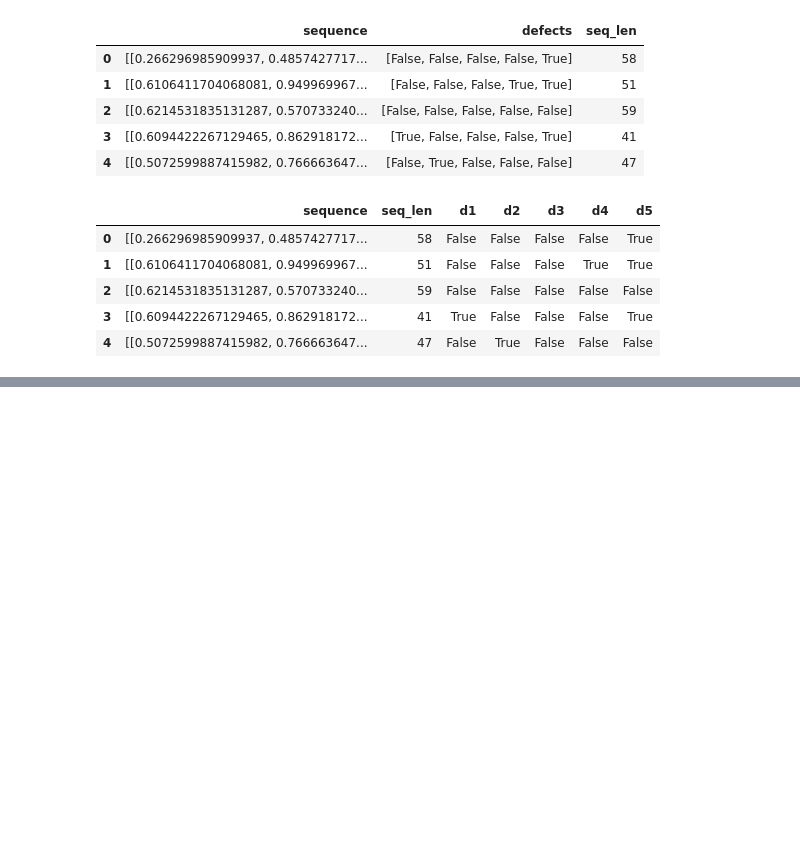
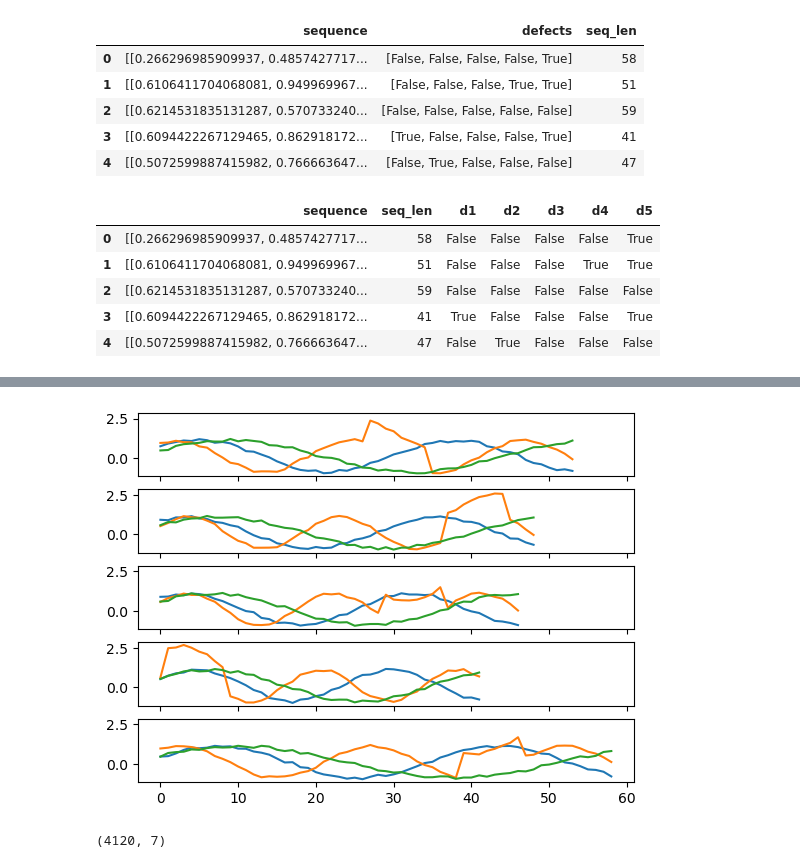
Before and after one commit to lukik45/candle-defect-detection, a Jupyter notebook: report.ipynb, the cells around one changed output, grey strips where cells are left out. Saved outputs shown, nothing was run; the diff lists cells and outputs as text; code cells hidden in the pictures; blank space fills up the shorter version.

```diff
--- a/report.ipynb
+++ b/report.ipynb
@@ -363,0 +399,13 @@ df.head()
+# %%
+d4_only = df.loc[(-df.d1) & (-df.d2) & (-df.d3) & (df.d4) & (-df.d5)]
+
+fig, ax = plt.subplots(5, sharey=True, sharex=True)
+
+for i in range(5):
+    ax[i].plot(d4_only.iloc[i,0])
+
+plt.show()
+d4_only.shape
+# %% [output]
+[figure, added]
+(4120, 7)
```
Also changed, not shown: parts of 8 cells of this notebook.
